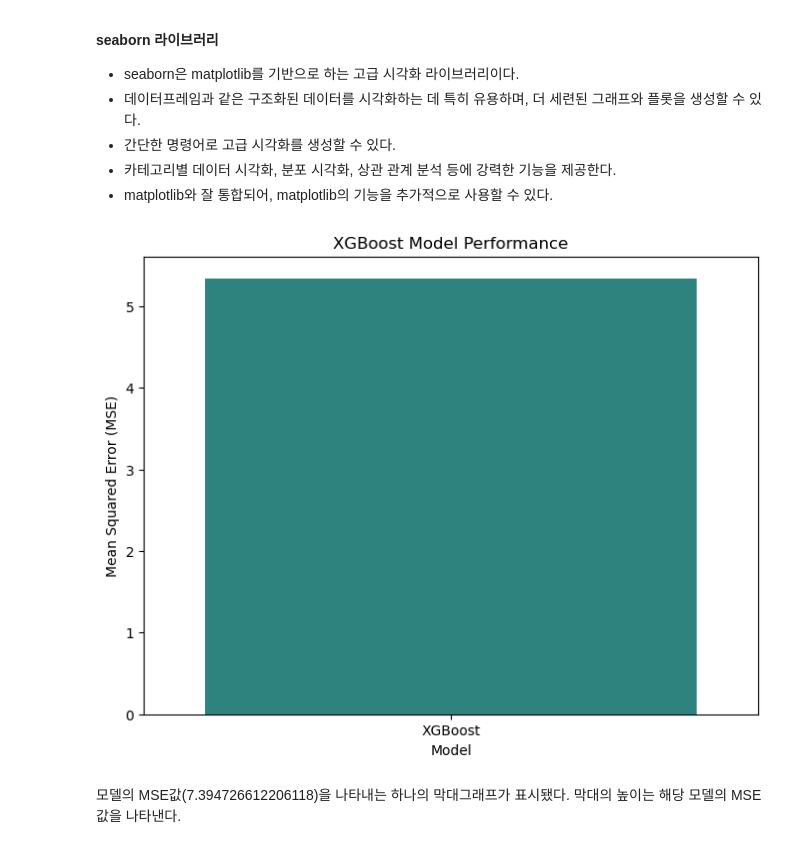
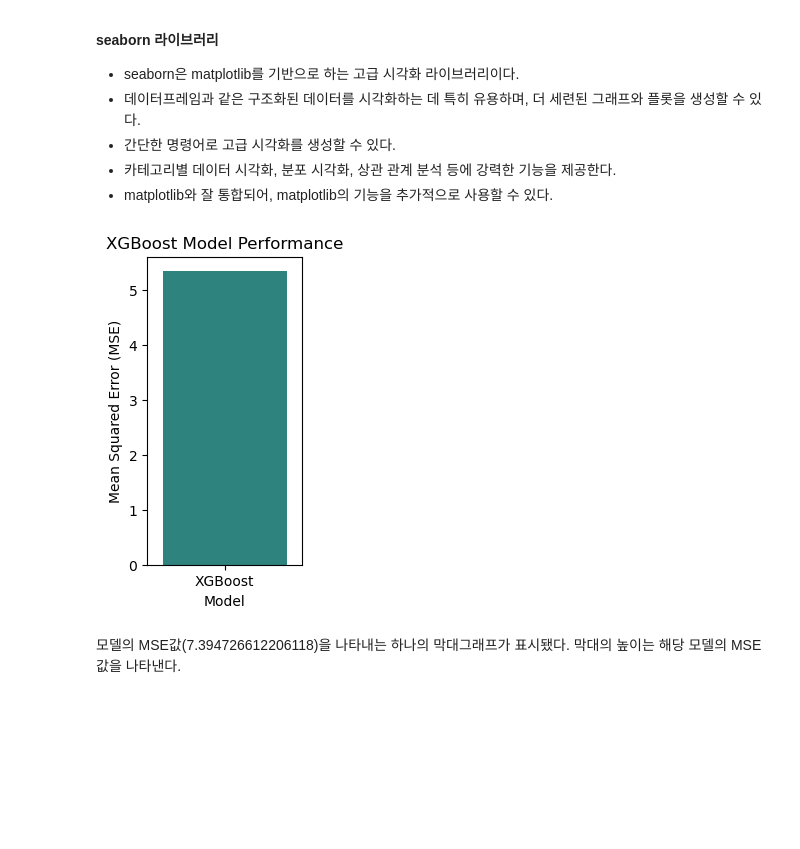
Before and after one commit to ohsen12/Assignment, a Jupyter notebook: Sparta_Assignment/CH2-1_Assignment/1. Supervised Learning /supervised_learning.ipynb, the cells around one changed output. Saved outputs shown, nothing was run; the diff lists cells and outputs as text; code cells hidden in the pictures; blank space fills up the shorter version.

```diff
--- a/Sparta_Assignment/CH2-1_Assignment/1. Supervised Learning /supervised_learning.ipynb
+++ b/Sparta_Assignment/CH2-1_Assignment/1. Supervised Learning /supervised_learning.ipynb
@@ -717,25 +717,25 @@ XGBoost 모델의 R^2 Score: 0.8603202140947834
 # %%
 # XGBoost 모델의 MSE 값을 막대 그래프로 시각화
 
 import seaborn as sns
 import matplotlib.pyplot as plt
 
 # 데이터프레임 생성
 import pandas as pd
 df = pd.DataFrame({
     'Model': ['XGBoost'],
     'MSE': [mse_xgb]
 })
 
 # 막대 그래프 생성
-plt.figure(figsize=(8, 6))
+plt.figure(figsize=(2, 4))
 sns.barplot(x='Model', y='MSE', data=df, hue='Model', palette='viridis', dodge=False, legend=False)
 plt.xlabel('Model')
 plt.ylabel('Mean Squared Error (MSE)')
 plt.title('XGBoost Model Performance')
 plt.show()
 # %% [output]
-[figure, old version]
+[figure, new version]
 # %% [markdown]
 모델의 MSE값(7.394726612206118)을 나타내는 하나의 막대그래프가 표시됐다.
 막대의 높이는 해당 모델의 MSE값을 나타낸다.
```
